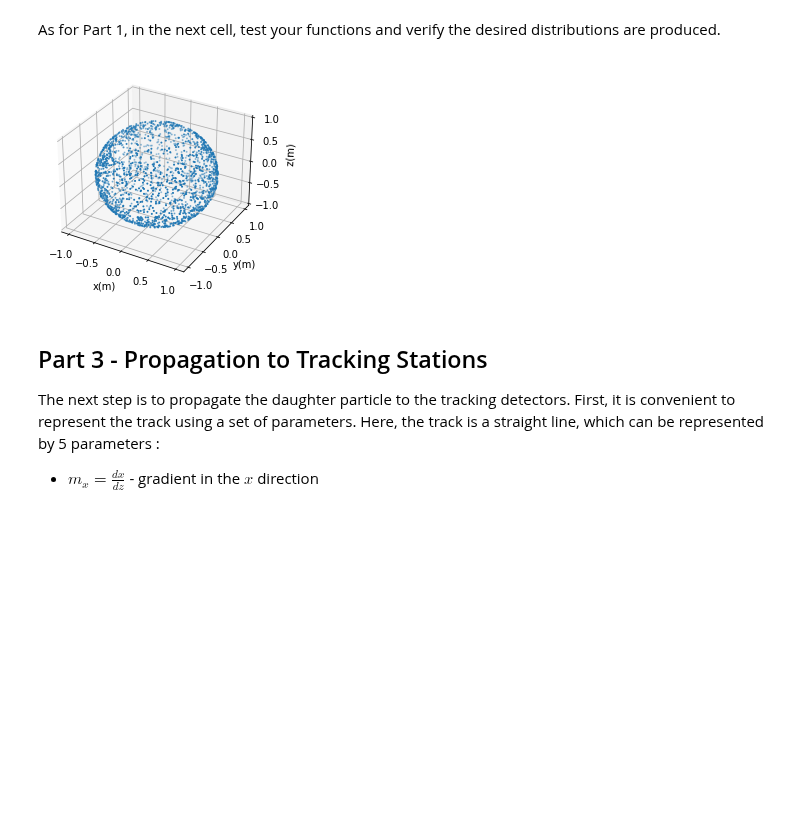
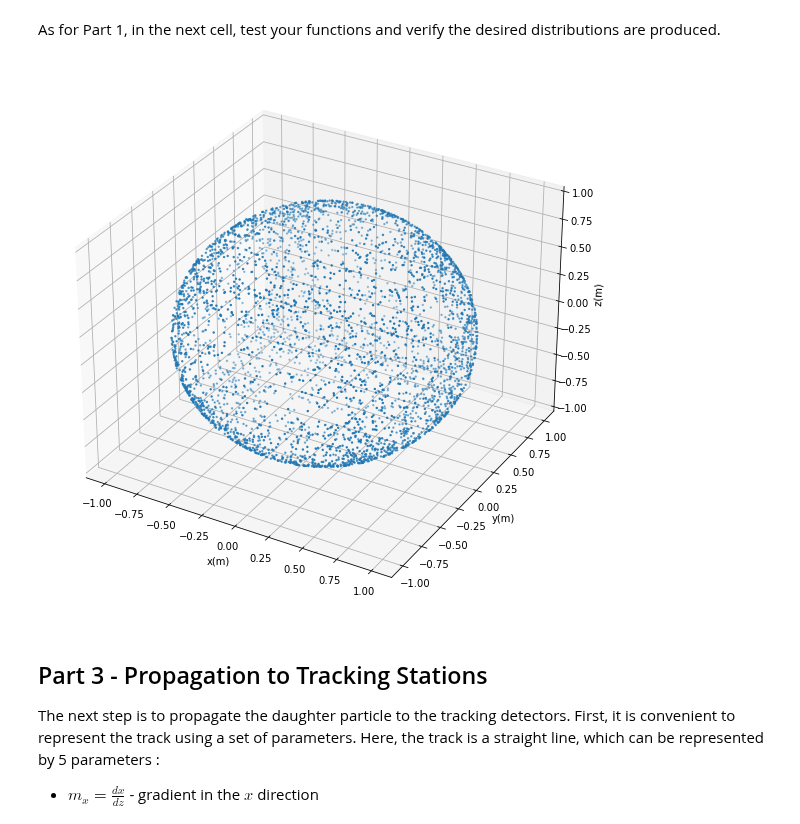
Before and after one commit to sam-you-ell/Computational-Physics, a Jupyter notebook: 3rd Year/Monte Carlo Sim/MonteCarlo.ipynb, the cells around one changed output. Drawn from its saved outputs; the diff is of its cells as text; code cells hidden in the pictures; blank space fills up the shorter version.

Commit message:
finished part 3 implementation

```diff
--- a/3rd Year/Monte Carlo Sim/MonteCarlo.ipynb
+++ b/3rd Year/Monte Carlo Sim/MonteCarlo.ipynb
@@ -111,14 +111,16 @@ class DaughterParticle(Beam):
     def phi(self):
         return np.random.uniform(0, 2 * math.pi, self.samples)
 
-    def sine(self): # our distribution that is proportional to sine
-        x= np.random.uniform(0, 1, self.samples)
-        return np.arccos(1 - x)
+    def theta(self): # our distribution that is proportional to sine
+        # x= np.random.uniform(0, 1, self.samples)
+        x = np.random.random(self.samples)
+        return np.arccos(1 - 2*x)
 
     def frame_vectors(self, frame:str):
-        x = np.cos(self.phi()) * self.sine()
-        y = np.sin(self.phi()) * self.sine()
-        z = np.random.uniform(-1, 1, self.samples)
+        x = np.cos(self.phi()) * np.sin(self.theta())
+        y = np.sin(self.phi()) * np.sin(self.theta())
+        # z = np.random.uniform(-1, 1, self.samples)
+        z = np.cos(self.theta())
         if frame == "Rest":
             pass
         elif frame == "Lab":
@@ -140,35 +142,36 @@ class DaughterParticle(Beam):
 
         norm = np.sqrt((x**2 + y**2 + z**2))
         return np.array([x/norm, y/norm, z/norm])
-TestPart = DaughterParticle(XPART.mean, XPART.st_dev, XPART.tau, 2000, 10e7)
+TestPart = DaughterParticle(2000, 50, 2.5e-3, 4000, 10e7)
 # %%
 def plotting(DaughterParticle, Beam, method:str, frame:str):
-    n = 2000
+
     if method == "sine":
         # points = np.array([DaughterParticle.frame_vectors(frame) for _ in range(n)])
         points = DaughterParticle.frame_vectors(frame)
     elif method == "InvTrans":
         # points = np.array([DaughterParticle.frame_vectors2(frame) for _ in range(n)])
         points = DaughterParticle.frame_vectors2(frame)
     # ax = plt.axes(projection = '2d')
-    fig = plt.figure()
+    fig = plt.figure(figsize = (20, 10))
     ax = fig.add_subplot(111, projection = '3d')
-    ax.scatter(points[0, :], points[1, :], points[2, :], s = 1)
+    ax.scatter(points[0, :], points[1, :], points[2, :], s = 2)
     ax.set_xlabel('x(m)')
     ax.set_ylabel('y(m)')
     ax.set_zlabel(' z(m)')
     # ax.set_xlim3d(-1, 1)
     # ax.set_ylim3d(-1, 1)
     ax.set_zlim3d(-1, 1)
 
 
 
 
 
+
 # plotting(TestPart, XPART,'InvTrans')
 plotting(TestPart,XPART, 'sine', 'Lab')
 # %% [output]
-[figure, old version]
+[figure, new version]
 # %% [markdown]
 ## Part 3 - Propagation to Tracking Stations
 
```
Also changed, not shown: parts of 2 cells of this notebook.
